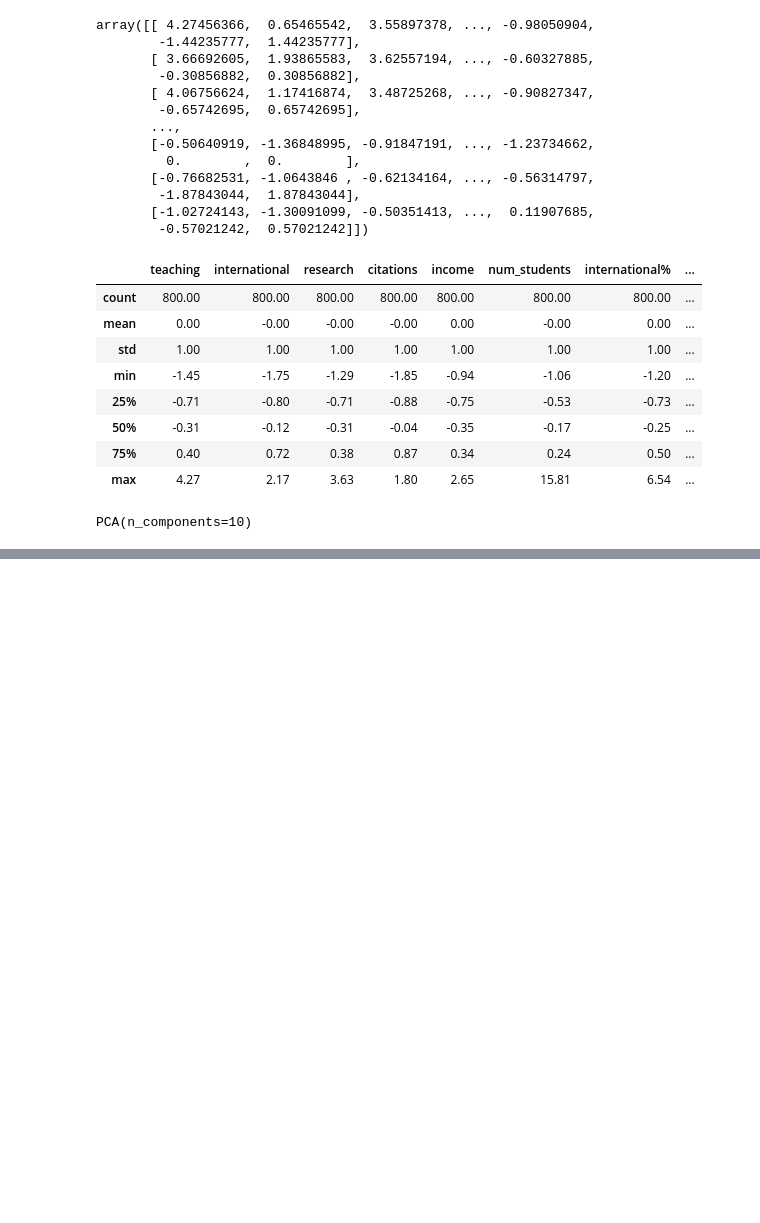
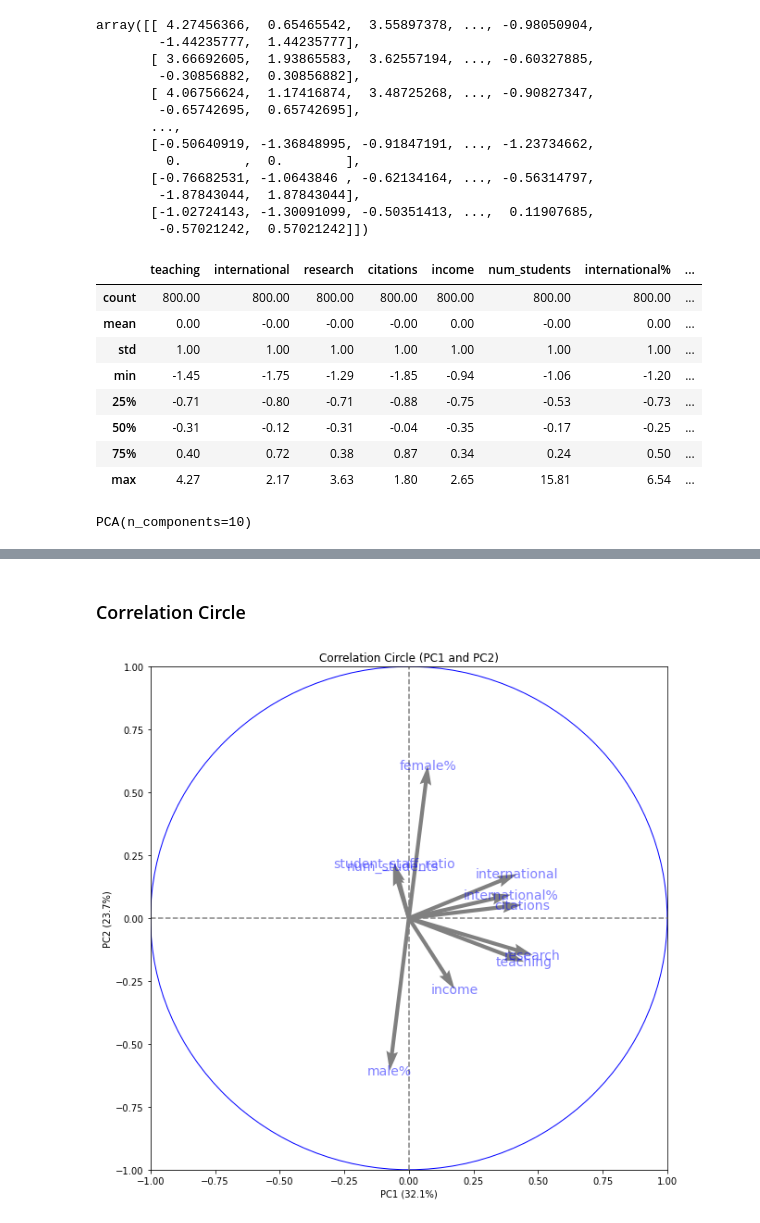
Before and after one commit to Vonewman/Machine-learning-with-python, a Jupyter notebook: PCA.ipynb, the cells around one changed output, grey strips where cells are left out. Cells and saved outputs as stored; diff of their text form; code cells hidden in the pictures; blank space fills up the shorter version.

```diff
--- a/PCA.ipynb
+++ b/PCA.ipynb
@@ -339,0 +380,8 @@ PCA(n_components=10)
+# %% [markdown]
+### Correlation Circle
+# %%
+# Generate a correlation circle
+pcs = pca.components_
+display_circles(pcs, num_components, pca, [(0, 1)], labels=np.array(X.columns), )
+# %% [output]
+[figure, added]
```
Also changed, not shown: parts of 18 cells of this notebook.
